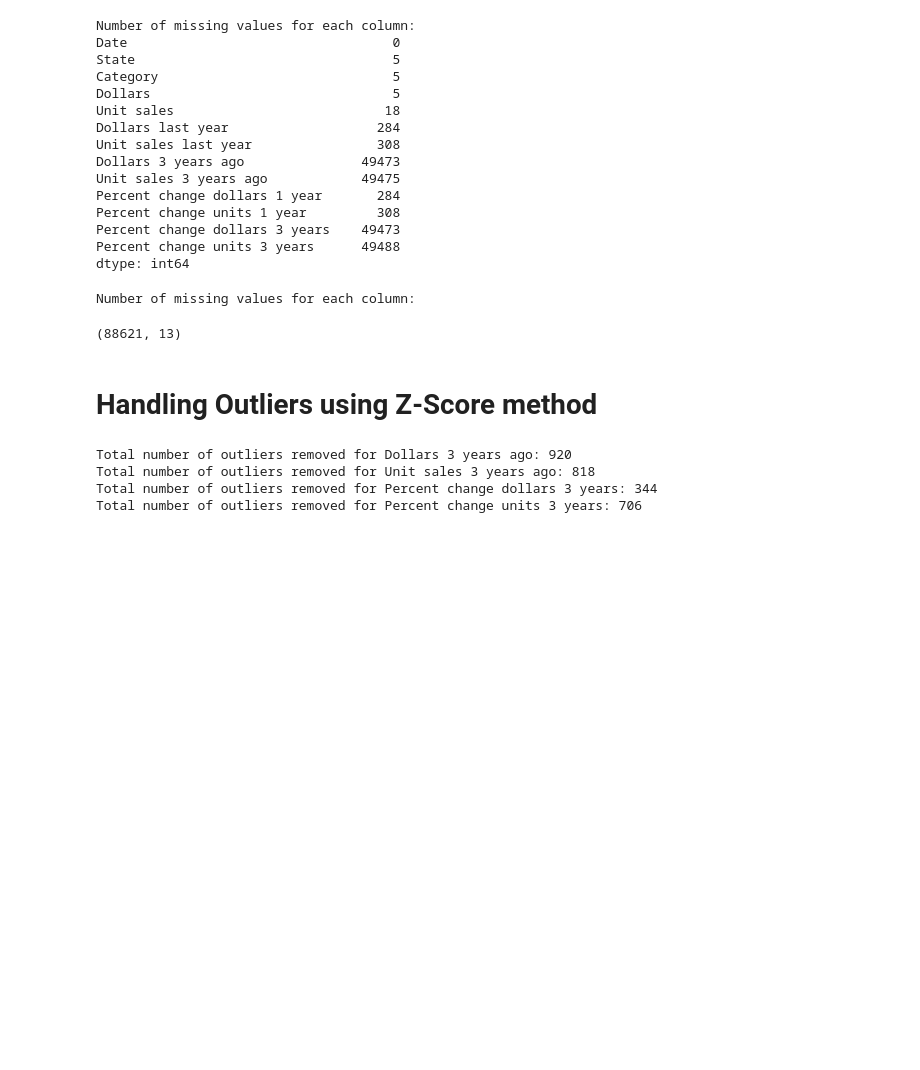
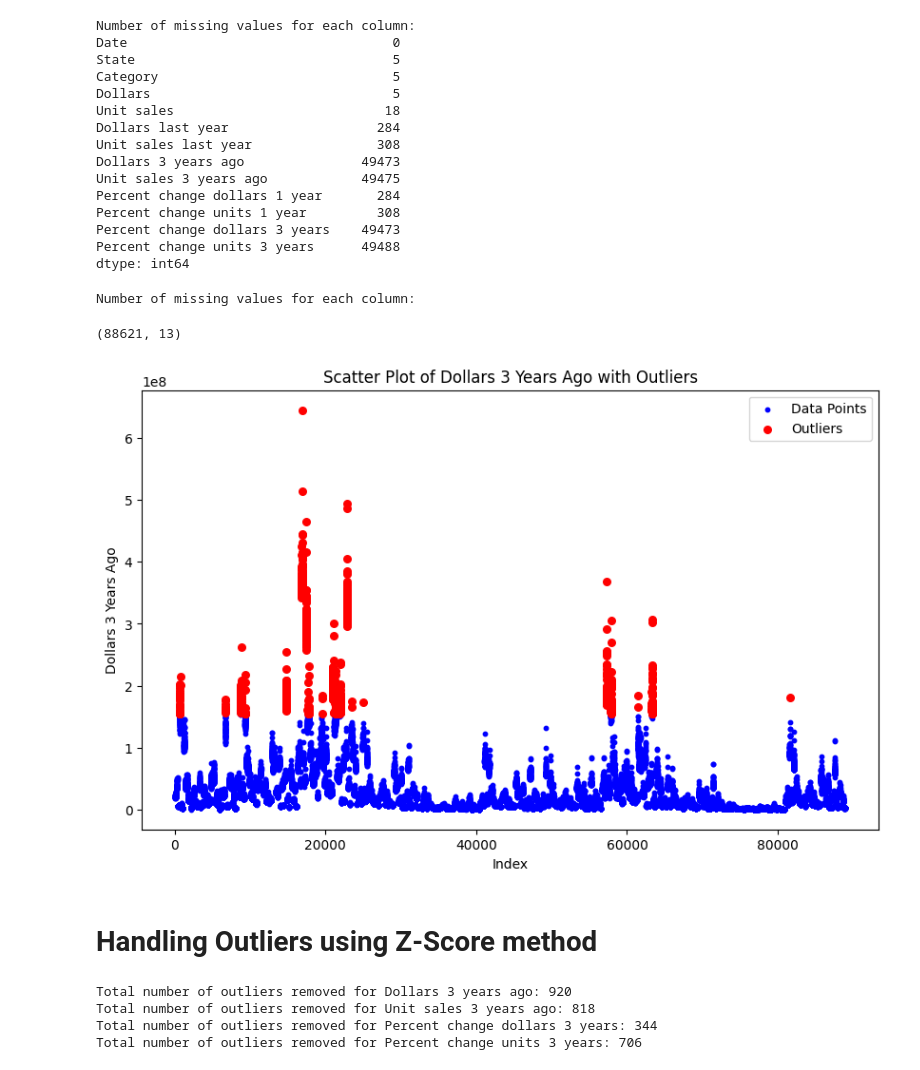
Before and after one commit to MaansiBhatnagar/Predictive-Product-Launch-Success, a Jupyter notebook: Product.ipynb, the cells around one changed output. Saved outputs shown, nothing was run; the diff lists cells and outputs as text; code cells hidden in the pictures; blank space fills up the shorter version.

```diff
--- a/Product.ipynb
+++ b/Product.ipynb
@@ -81,6 +81,37 @@ Number of missing values for each column:
 print(food_df.shape)
 # %% [output]
 (88621, 13)
+# %%
+import matplotlib.pyplot as plt
+
+
+
+# Calculate the z-score for the 'Dollars 3 years ago' column
+food_df['Dollars 3 years ago z-score'] = (food_df['Dollars 3 years ago'] - food_df['Dollars 3 years ago'].mean()) / food_df['Dollars 3 years ago'].std()
+
+# Identify outliers based on the z-score threshold
+threshold = 3
+outliers = food_df[(food_df['Dollars 3 years ago z-score'] > threshold) | (food_df['Dollars 3 years ago z-score'] < -threshold)]
+
+# Plotting the scatter plot
+plt.figure(figsize=(10, 6))
+
+# Scatter plot of 'Dollars 3 years ago' values
+plt.scatter(food_df.index, food_df['Dollars 3 years ago'], label='Data Points', color='blue', s=10)
+
+# Highlight outliers
+plt.scatter(outliers.index, outliers['Dollars 3 years ago'], label='Outliers', color='red', s=30)
+
+# Adding title and labels
+plt.title('Scatter Plot of Dollars 3 Years Ago with Outliers')
+plt.xlabel('Index')
+plt.ylabel('Dollars 3 Years Ago')
+plt.legend()
+
+# Show plot
+plt.show()
+# %% [output]
+[figure, added]
 # %% [markdown]
 # Handling Outliers using Z-Score method
 # %%
```
Also changed, not shown: parts of 14 cells of this notebook.
